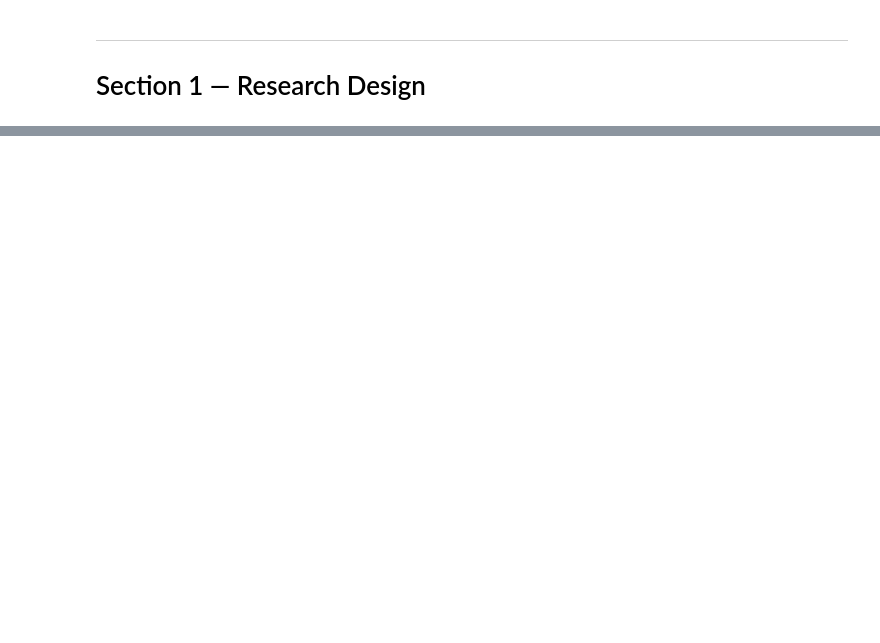
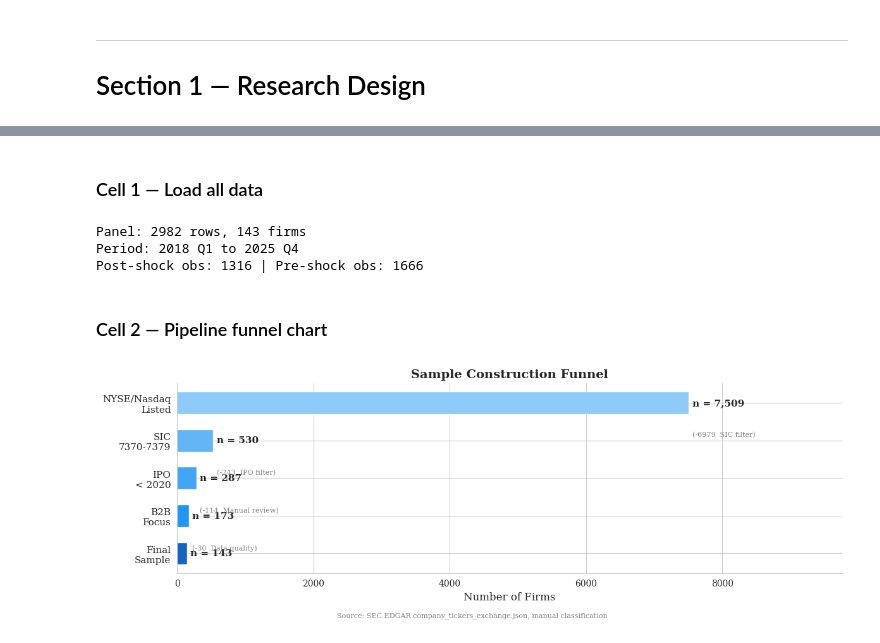
Before and after one commit to hakangulmez/thesis-ai-task-shock, a Jupyter notebook: notebooks/project_overview.ipynb, the cells around one changed output, grey strips where cells are left out. Drawn from its saved outputs; the diff is of its cells as text; code cells hidden in the pictures; blank space fills up the shorter version.

```diff
--- a/notebooks/project_overview.ipynb
+++ b/notebooks/project_overview.ipynb
@@ -268,0 +67,64 @@ print("\nSaved: figures/main_did_coefficients.png")
+# %% [markdown]
+### Cell 1 — Load all data
+# %%
+import pandas as pd
+import numpy as np
+import matplotlib.pyplot as plt
+import matplotlib.patches as mpatches
+import seaborn as sns
+import warnings
+warnings.filterwarnings('ignore')
+
+plt.rcParams['figure.figsize'] = (12, 5)
+plt.rcParams['figure.dpi'] = 100
+sns.set_style('whitegrid')
+plt.rcParams['font.family'] = 'serif'
+
+panel = pd.read_csv('../data/processed/master_panel.csv')
+scores = pd.read_csv('../data/processed/replicability_scores.csv')
+universe = pd.read_csv('../data/raw/firm_universe_v1.csv')
+sample = universe[universe['meets_filters'] == True]
+
+print(f'Panel: {panel.shape[0]} rows, {panel.ticker.nunique()} firms')
+print(f'Period: {panel.fiscal_year.min()} Q{panel.fiscal_quarter.min()} to {panel.fiscal_year.max()} Q{panel.fiscal_quarter.max()}')
+print(f'Post-shock obs: {panel.post.sum()} | Pre-shock obs: {(panel.post==0).sum()}')
+# %% [output]
+Panel: 2982 rows, 143 firms
+Period: 2018 Q1 to 2025 Q4
+Post-shock obs: 1316 | Pre-shock obs: 1666
+# %% [markdown]
+### Cell 2 — Pipeline funnel chart
+# %%
+fig, ax = plt.subplots(figsize=(12, 4))
+
+stages = ['NYSE/Nasdaq\nListed', 'SIC\n7370-7379', 'IPO\n< 2020', 'B2B\nFocus', 'Final\nSample']
+counts = [7509, 530, 287, 173, 143]
+filters = ['', 'SIC filter', 'IPO filter', 'Manual review', 'Data quality']
+
+colors = ['#90CAF9', '#64B5F6', '#42A5F5', '#2196F3', '#1565C0']
+
+bars = ax.barh(range(len(stages)), counts, color=colors, edgecolor='white', height=0.6)
+ax.set_yticks(range(len(stages)))
+ax.set_yticklabels(stages, fontsize=11)
+ax.invert_yaxis()
+ax.set_xlabel('Number of Firms', fontsize=12)
+ax.set_title('Sample Construction Funnel', fontsize=14, fontweight='bold')
+
+for i, (bar, count, filt) in enumerate(zip(bars, counts, filters)):
+    ax.text(bar.get_width() + 50, bar.get_y() + bar.get_height()/2,
+            f'n = {count:,}', va='center', fontsize=11, fontweight='bold')
+    if i > 0:
+        dropped = counts[i-1] - count
+        ax.text(counts[i-1] + 50, bar.get_y() + bar.get_height()/2 - 0.15,
+                f'(-{dropped}  {filt})', va='center', fontsize=8, color='gray')
+
+ax.set_xlim(0, max(counts) * 1.3)
+ax.spines['top'].set_visible(False)
+ax.spines['right'].set_visible(False)
+plt.figtext(0.5, -0.02, 'Source: SEC EDGAR company_tickers_exchange.json, manual classification',
+            ha='center', fontsize=8, color='gray')
+plt.tight_layout()
+plt.savefig('../figures/pipeline_funnel.png', bbox_inches='tight', dpi=150)
+plt.show()
+# %% [output]
+[figure, added]
```
Also changed, not shown: parts of 66 cells of this notebook, 16 other files.
